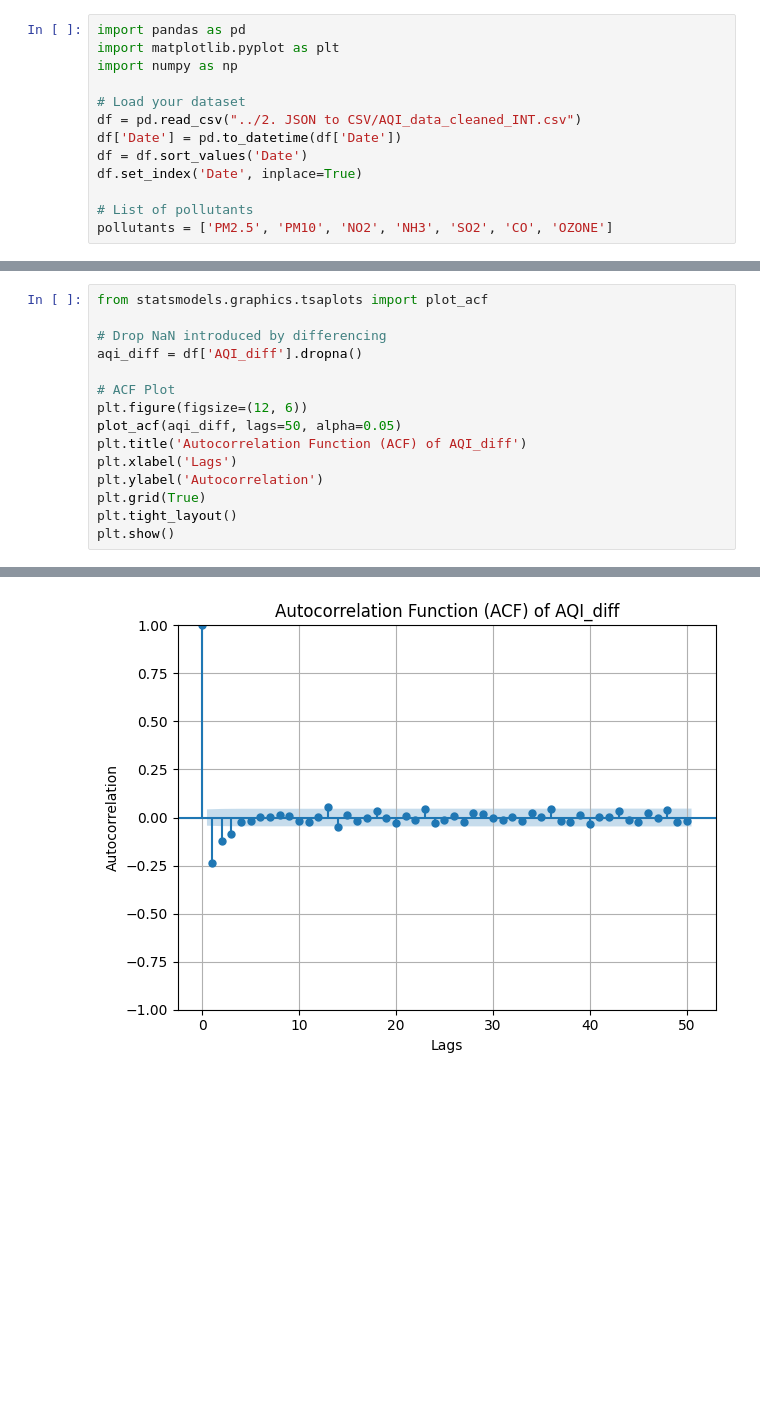
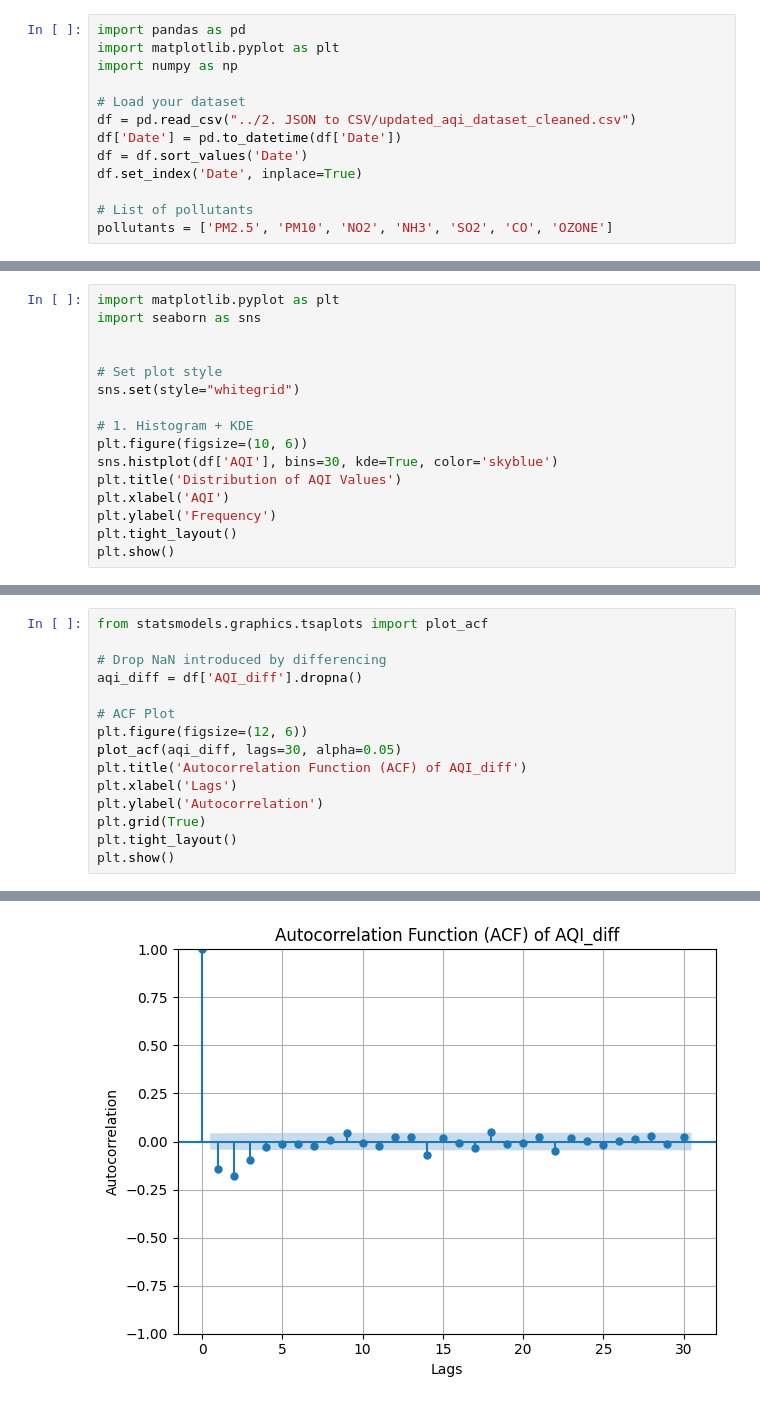
Before and after one commit to Krishil-Jayswal/AQI-Predicter, a Jupyter notebook: 3. TSA/analysis.ipynb, the cells around one changed output, grey strips where cells are left out. Drawn from its saved outputs; the diff is of its cells as text; blank space fills up the shorter version.

Commit message:
Updated CSV and distribution of data

```diff
--- a/3. TSA/analysis.ipynb
+++ b/3. TSA/analysis.ipynb
@@ -4,7 +4,7 @@ import matplotlib.pyplot as plt
 import numpy as np
 
 # Load your dataset
-df = pd.read_csv("../2. JSON to CSV/AQI_data_cleaned_INT.csv")
+df = pd.read_csv("../2. JSON to CSV/updated_aqi_dataset_cleaned.csv")
 df['Date'] = pd.to_datetime(df['Date'])
 df = df.sort_values('Date')
 df.set_index('Date', inplace=True)
@@ -26,0 +27,16 @@ plt.show()
+# %%
+import matplotlib.pyplot as plt
+import seaborn as sns
+
+
+# Set plot style
+sns.set(style="whitegrid")
+
+# 1. Histogram + KDE
+plt.figure(figsize=(10, 6))
+sns.histplot(df['AQI'], bins=30, kde=True, color='skyblue')
+plt.title('Distribution of AQI Values')
+plt.xlabel('AQI')
+plt.ylabel('Frequency')
+plt.tight_layout()
+plt.show()
@@ -216,18 +276,18 @@ plt.show()
 # %%
 from statsmodels.graphics.tsaplots import plot_acf
 
 # Drop NaN introduced by differencing
 aqi_diff = df['AQI_diff'].dropna()
 
 # ACF Plot
 plt.figure(figsize=(12, 6))
-plot_acf(aqi_diff, lags=50, alpha=0.05)
+plot_acf(aqi_diff, lags=30, alpha=0.05)
 plt.title('Autocorrelation Function (ACF) of AQI_diff')
 plt.xlabel('Lags')
 plt.ylabel('Autocorrelation')
 plt.grid(True)
 plt.tight_layout()
 plt.show()
 # %% [output]
 <Figure size 1200x600 with 0 Axes>
-[figure, old version]
+[figure, new version]
```
Also changed, not shown: parts of 11 cells of this notebook, 1 other file.
